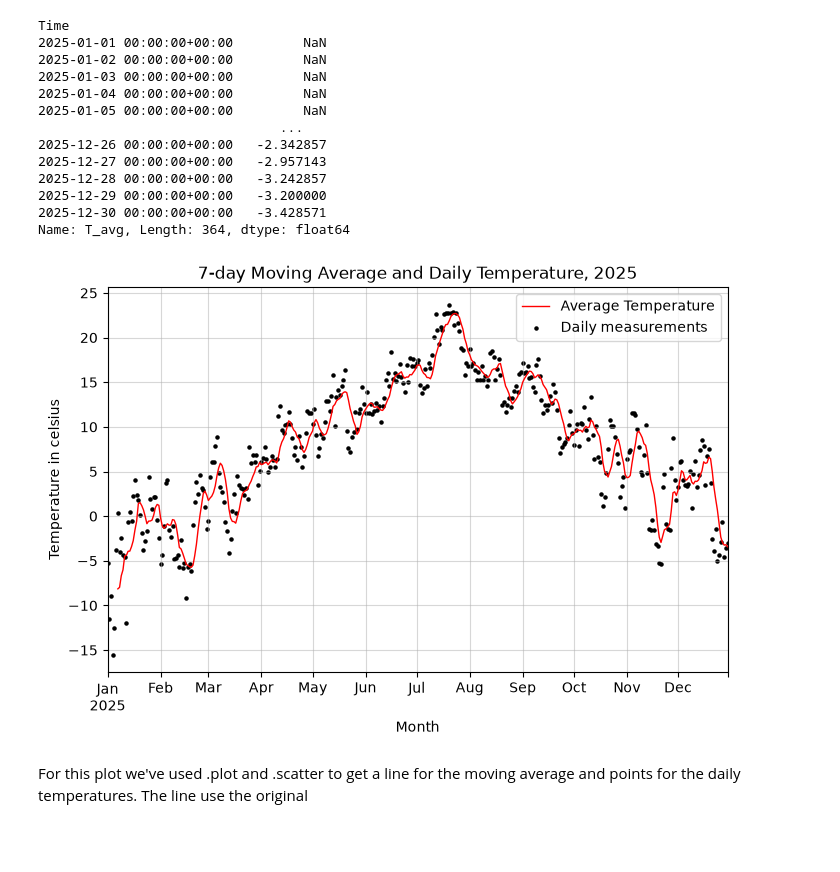
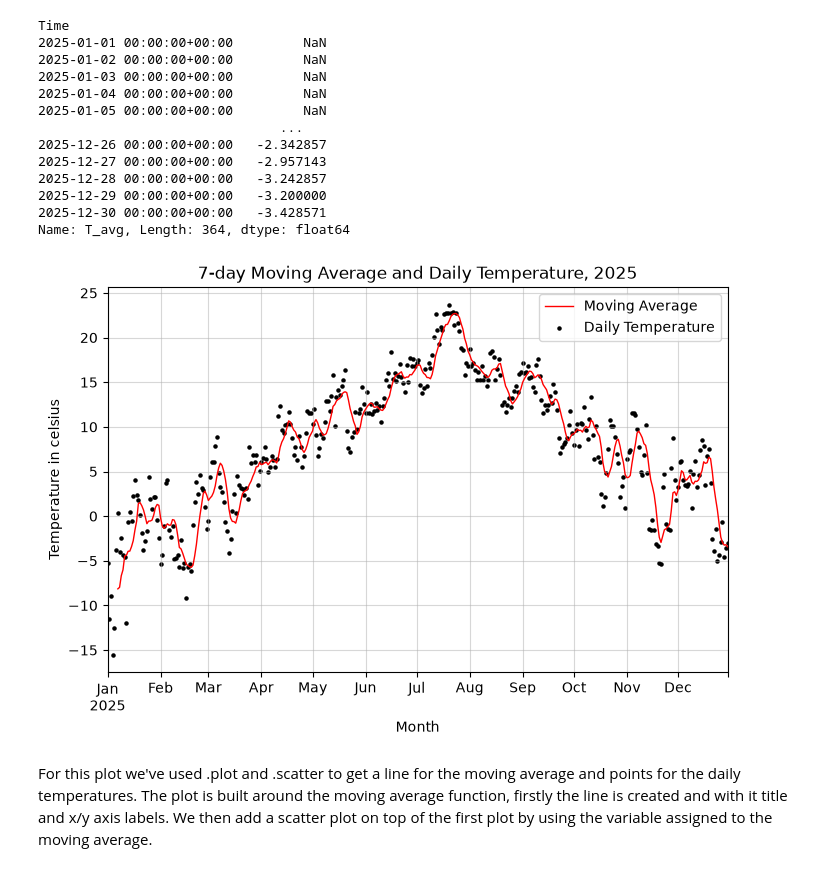
Before and after one commit to saturnBEEF/deliverable-1, a Jupyter notebook: main.ipynb, the cells around one changed output. Saved outputs shown, nothing was run; the diff lists cells and outputs as text; code cells hidden in the pictures; blank space fills up the shorter version.

```diff
--- a/main.ipynb
+++ b/main.ipynb
@@ -211,27 +211,28 @@ Time
 2025-12-30 00:00:00+00:00   -3.428571
 Name: T_avg, Length: 364, dtype: float64
 # %%
-plt.figure(figsize=(8, 5))
+
+plt.figure(figsize=(8, 5)) # Changes the size of the plot picture, broading it
 
 av_plt = moving_average(df_2025).plot(
     y="T_avg",
     kind="line",
     linewidth=1,
     color="red",
-    label="Average Temperature",
+    label="Moving Average",
     title="7-day Moving Average and Daily Temperature, 2025",
     xlabel="Month",
     ylabel="Temperature in celsius",
-)
+    )
 
 av_plt.scatter(df_2025.index, df_2025["T_avg"],
-    color="black", s=5, label="Daily measurements")
+    color="black", s=5, label="Daily Temperature")
 
 plt.grid(alpha=0.5)
 plt.legend()
 plt.minorticks_off()
 plt.show()
 # %% [output]
-[figure, old version]
+[figure, new version]
 # %% [markdown]
-For this plot we've used .plot and .scatter to get a line for the moving average and points for the daily temperatures. The line use the original
+For this plot we've used .plot and .scatter to get a line for the moving average and points for the daily temperatures. The plot is built around the moving average function, firstly the line is created and with it title and x/y axis labels. We then add a scatter plot on top of the first plot by using the variable assigned to the moving average.
```
